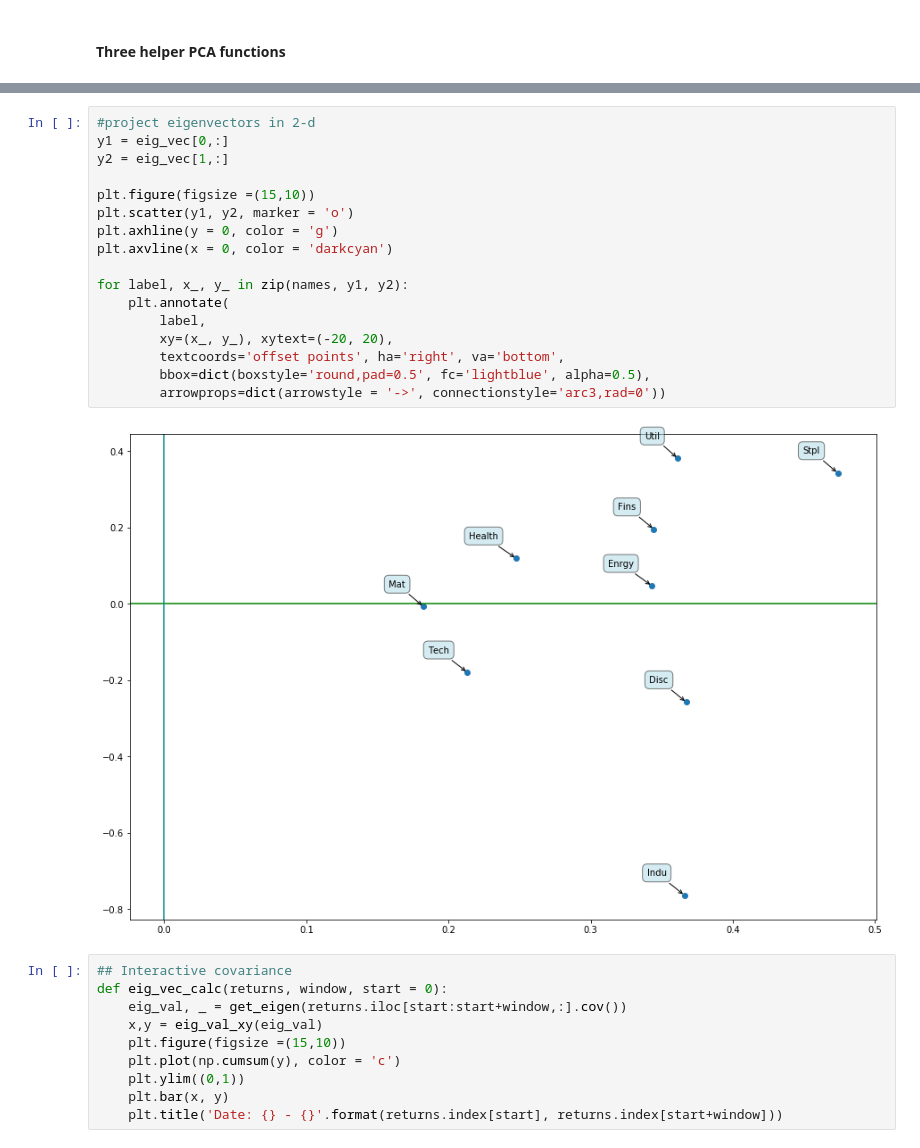
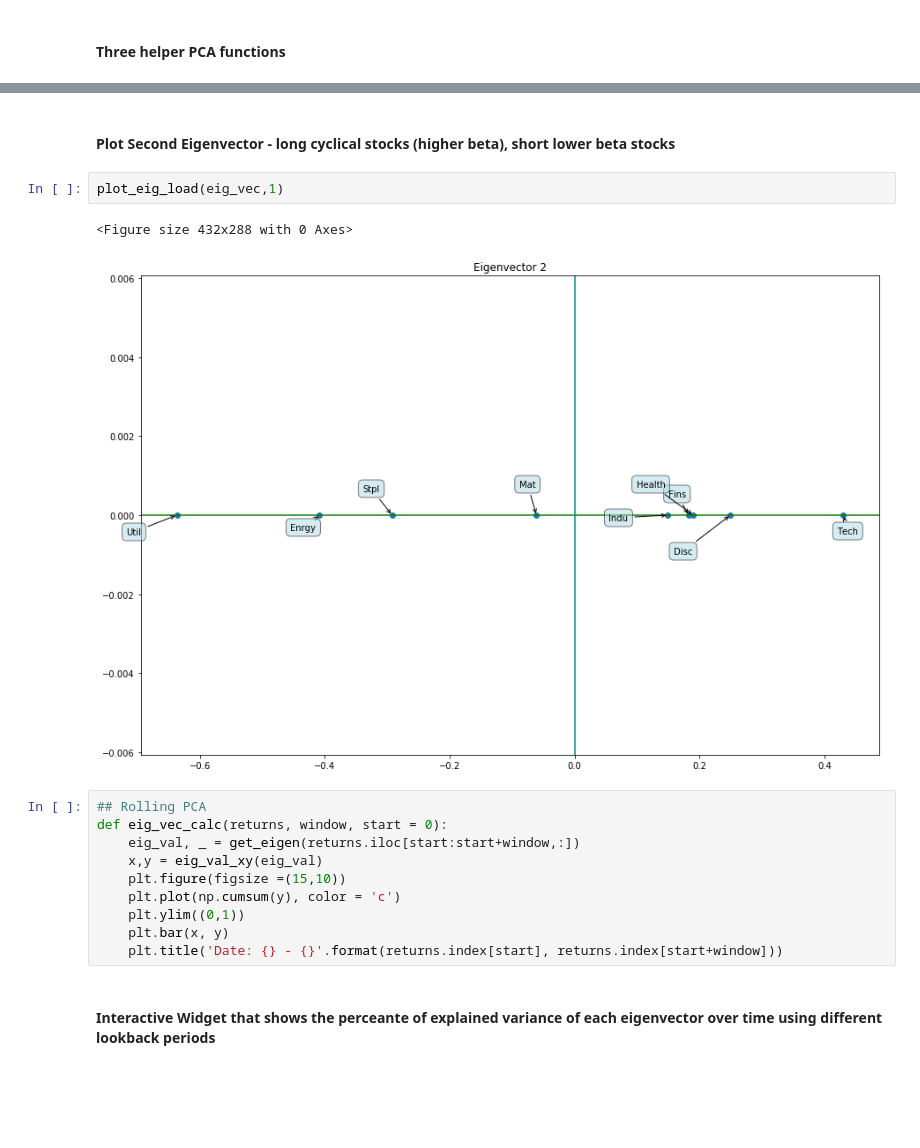
Before and after one commit to cshannonn/PCA, a Jupyter notebook: PCA.ipynb, the cells around one changed output, grey strips where cells are left out. Cells and saved outputs as stored; diff of their text form; blank space fills up the shorter version.

Commit message:
rolling PCA fix

```diff
--- a/PCA.ipynb
+++ b/PCA.ipynb
@@ -147,30 +155,20 @@ for label, x_, y_ in zip(names, y1, [0]*9):
-# %%
-#project eigenvectors in 2-d
-y1 = eig_vec[0,:]
-y2 = eig_vec[1,:]
-
-plt.figure(figsize =(15,10))
-plt.scatter(y1, y2, marker = 'o')
-plt.axhline(y = 0, color = 'g')
-plt.axvline(x = 0, color = 'darkcyan')
-
-for label, x_, y_ in zip(names, y1, y2):
-    plt.annotate(
-        label,
-        xy=(x_, y_), xytext=(-20, 20),
-        textcoords='offset points', ha='right', va='bottom',
-        bbox=dict(boxstyle='round,pad=0.5', fc='lightblue', alpha=0.5),
-        arrowprops=dict(arrowstyle = '->', connectionstyle='arc3,rad=0'))
-# %% [output]
-[figure, removed]
+# %% [markdown]
+#### Plot Second Eigenvector - long cyclical stocks (higher beta), short lower beta stocks
+# %%
+plot_eig_load(eig_vec,1)
+# %% [output]
+<Figure size 432x288 with 0 Axes>
+[figure, added]
 # %%
-## Interactive covariance
+## Rolling PCA
 def eig_vec_calc(returns, window, start = 0):
-    eig_val, _ = get_eigen(returns.iloc[start:start+window,:].cov())
+    eig_val, _ = get_eigen(returns.iloc[start:start+window,:])
     x,y = eig_val_xy(eig_val)
     plt.figure(figsize =(15,10))
     plt.plot(np.cumsum(y), color = 'c')
     plt.ylim((0,1))
     plt.bar(x, y)
     plt.title('Date: {} - {}'.format(returns.index[start], returns.index[start+window]))
+# %% [markdown]
+#### Interactive Widget that shows the perceante of explained variance of each eigenvector over time using different lookback periods
 # %%
```
Also changed, not shown: parts of 14 cells of this notebook.
